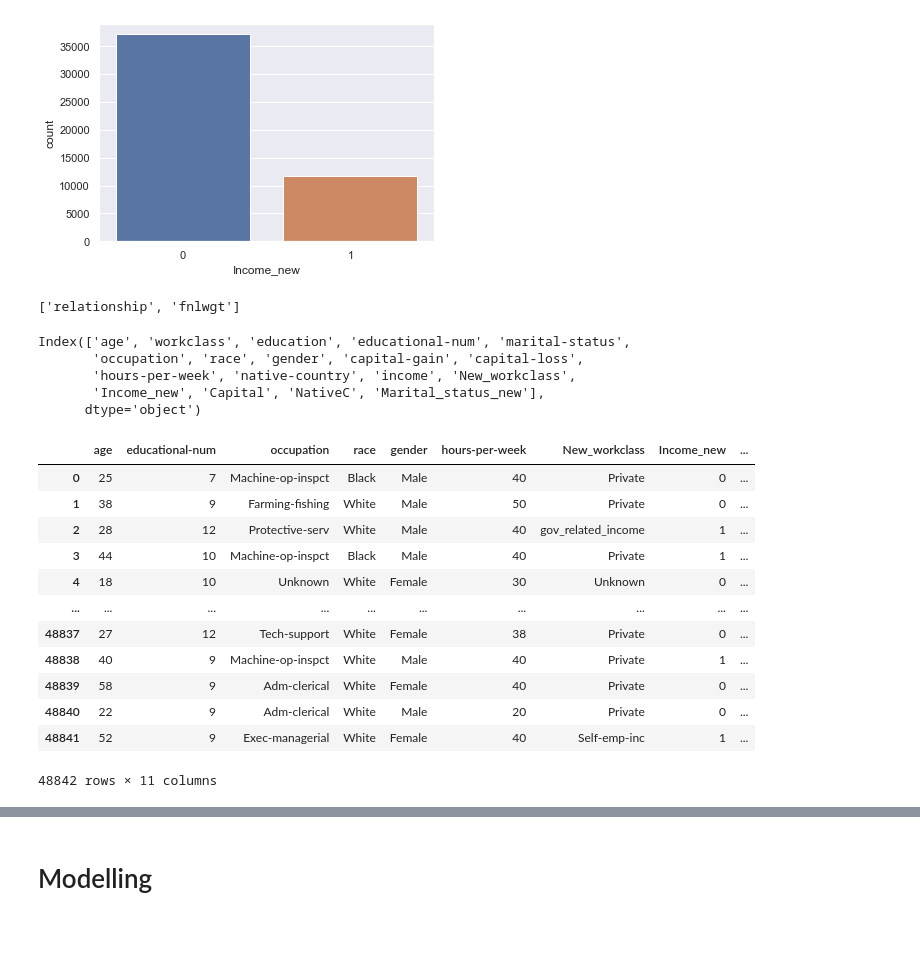
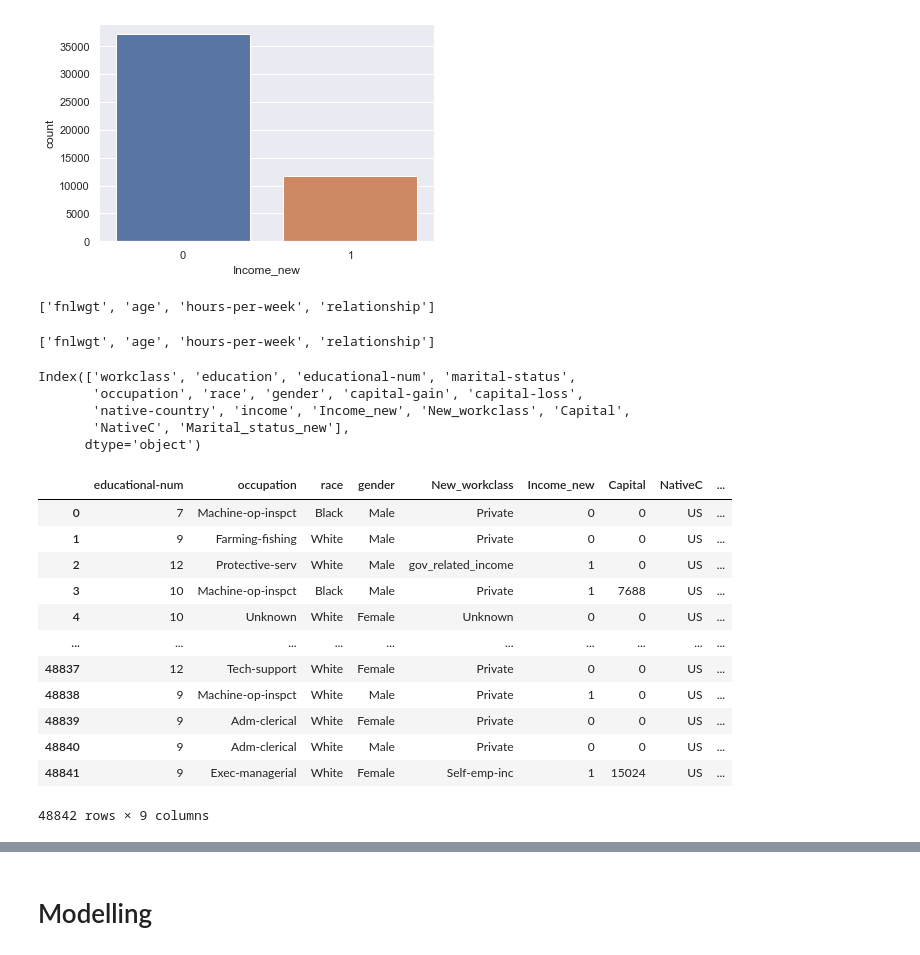
Before and after one commit to srosamont/Projects_Ironhack, a Jupyter notebook: Adult_Income/Adult_income.ipynb, the cells around one changed output, grey strips where cells are left out. Drawn from its saved outputs; the diff is of its cells as text; code cells hidden in the pictures.

```diff
--- a/Adult_Income/Adult_income.ipynb
+++ b/Adult_Income/Adult_income.ipynb
@@ -144,3 +170,5 @@ df.age.value_counts().plot(kind='bar')
+# %%
+to_drop.append('age')
 # %% [markdown]
 ### Column workclass
 # %%
@@ -468,6 +494,9 @@ sns.heatmap(pd.crosstab(df['hours-per-week'],df.Income_new,normalize='index'))
 df['hours-per-week'].nunique()
 # %% [output]
 96
+# %%
+to_drop.append('hours-per-week')
+# too many different values, do not know if its for 1 job or two. job info can be get from occupation.
 # %% [markdown]
 ### Column Gender
 # %%
@@ -607,33 +636,37 @@ sns.countplot(df.Income_new)
 to_drop=list(set(to_drop))
 to_drop
 # %% [output]
-['relationship', 'fnlwgt']
+['fnlwgt', 'age', 'hours-per-week', 'relationship']
+# %%
+to_drop
+# %% [output]
+['fnlwgt', 'age', 'hours-per-week', 'relationship']
 # %%
 df1=df.drop(to_drop,axis=1)
 # %%
 df1.columns
 # %% [output]
-Index(['age', 'workclass', 'education', 'educational-num', 'marital-status',
+Index(['workclass', 'education', 'educational-num', 'marital-status',
        'occupation', 'race', 'gender', 'capital-gain', 'capital-loss',
-       'hours-per-week', 'native-country', 'income', 'New_workclass',
-       'Income_new', 'Capital', 'NativeC', 'Marital_status_new'],
+       'native-country', 'income', 'Income_new', 'New_workclass', 'Capital',
+       'NativeC', 'Marital_status_new'],
       dtype='object')
 # %%
-df2=df1[['age', 'educational-num','occupation', 'race', 'gender','hours-per-week','New_workclass',
+df2=df1[['educational-num','occupation', 'race', 'gender','New_workclass',
        'Income_new','Capital', 'NativeC', 'Marital_status_new']]
 df2
 # %% [output]
-|  | age | educational-num | occupation | race | gender | hours-per-week | New_workclass | Income_new | ... |
-| 0 | 25 | 7 | Machine-op-inspct | Black | Male | 40 | Private | 0 | ... |
-| 1 | 38 | 9 | Farming-fishing | White | Male | 50 | Private | 0 | ... |
-| 2 | 28 | 12 | Protective-serv | White | Male | 40 | gov_related_income | 1 | ... |
-| 3 | 44 | 10 | Machine-op-inspct | Black | Male | 40 | Private | 1 | ... |
-| 4 | 18 | 10 | Unknown | White | Female | 30 | Unknown | 0 | ... |
+|  | educational-num | occupation | race | gender | New_workclass | Income_new | Capital | NativeC | ... |
+| 0 | 7 | Machine-op-inspct | Black | Male | Private | 0 | 0 | US | ... |
+| 1 | 9 | Farming-fishing | White | Male | Private | 0 | 0 | US | ... |
+| 2 | 12 | Protective-serv | White | Male | gov_related_income | 1 | 0 | US | ... |
+| 3 | 10 | Machine-op-inspct | Black | Male | Private | 1 | 7688 | US | ... |
+| 4 | 10 | Unknown | White | Female | Unknown | 0 | 0 | US | ... |
 | ... | ... | ... | ... | ... | ... | ... | ... | ... | ... |
-| 48837 | 27 | 12 | Tech-support | White | Female | 38 | Private | 0 | ... |
-| 48838 | 40 | 9 | Machine-op-inspct | White | Male | 40 | Private | 1 | ... |
-| 48839 | 58 | 9 | Adm-clerical | White | Female | 40 | Private | 0 | ... |
-| 48840 | 22 | 9 | Adm-clerical | White | Male | 20 | Private | 0 | ... |
-| 48841 | 52 | 9 | Exec-managerial | White | Female | 40 | Self-emp-inc | 1 | ... |
+| 48837 | 12 | Tech-support | White | Female | Private | 0 | 0 | US | ... |
+| 48838 | 9 | Machine-op-inspct | White | Male | Private | 1 | 0 | US | ... |
+| 48839 | 9 | Adm-clerical | White | Female | Private | 0 | 0 | US | ... |
+| 48840 | 9 | Adm-clerical | White | Male | Private | 0 | 0 | US | ... |
+| 48841 | 9 | Exec-managerial | White | Female | Self-emp-inc | 1 | 15024 | US | ... |
-48842 rows × 11 columns
+48842 rows × 9 columns
 # %%
```
Also changed, not shown: parts of 74 cells of this notebook.
